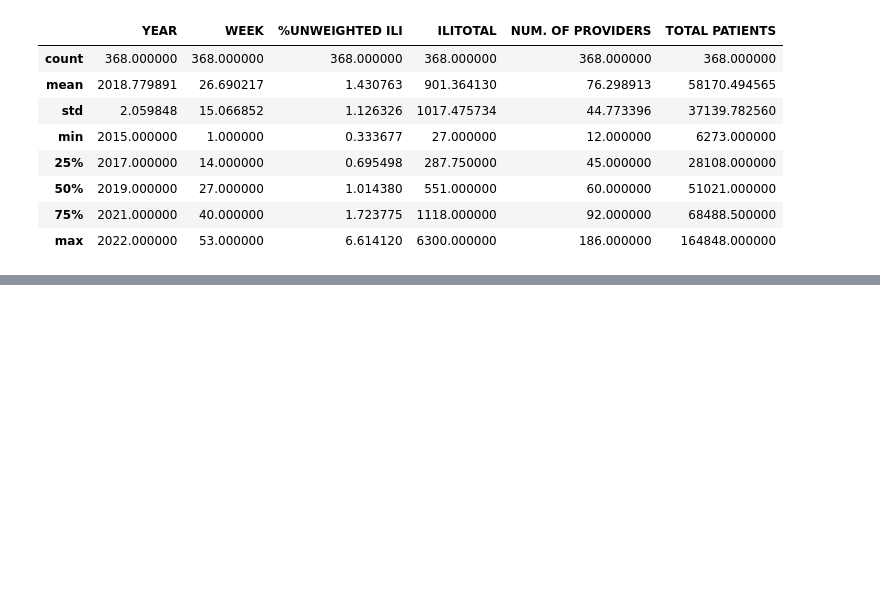
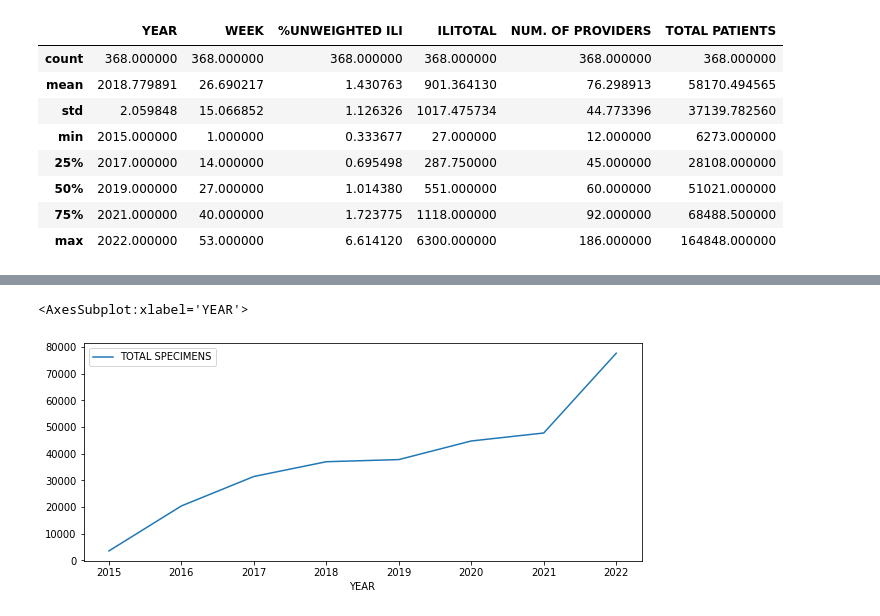
Before and after one commit to ndeen/flu_forecasting, a Jupyter notebook: eda.ipynb, the cells around one changed output, grey strips where cells are left out. Cells and saved outputs as stored; diff of their text form; code cells hidden in the pictures; blank space fills up the shorter version.

```diff
--- a/eda.ipynb
+++ b/eda.ipynb
@@ -216,0 +148,6 @@ publichealth_labs.head()
+# %%
+# visualize other total number of specimens collected over time
+sample_df.groupby(["YEAR"])['TOTAL SPECIMENS'].sum().reset_index().plot("YEAR","TOTAL SPECIMENS", figsize=(10,4))
+# %% [output]
+<AxesSubplot:xlabel='YEAR'>
+[figure, added]
```
Also changed, not shown: parts of 37 cells of this notebook, 2 other files.
